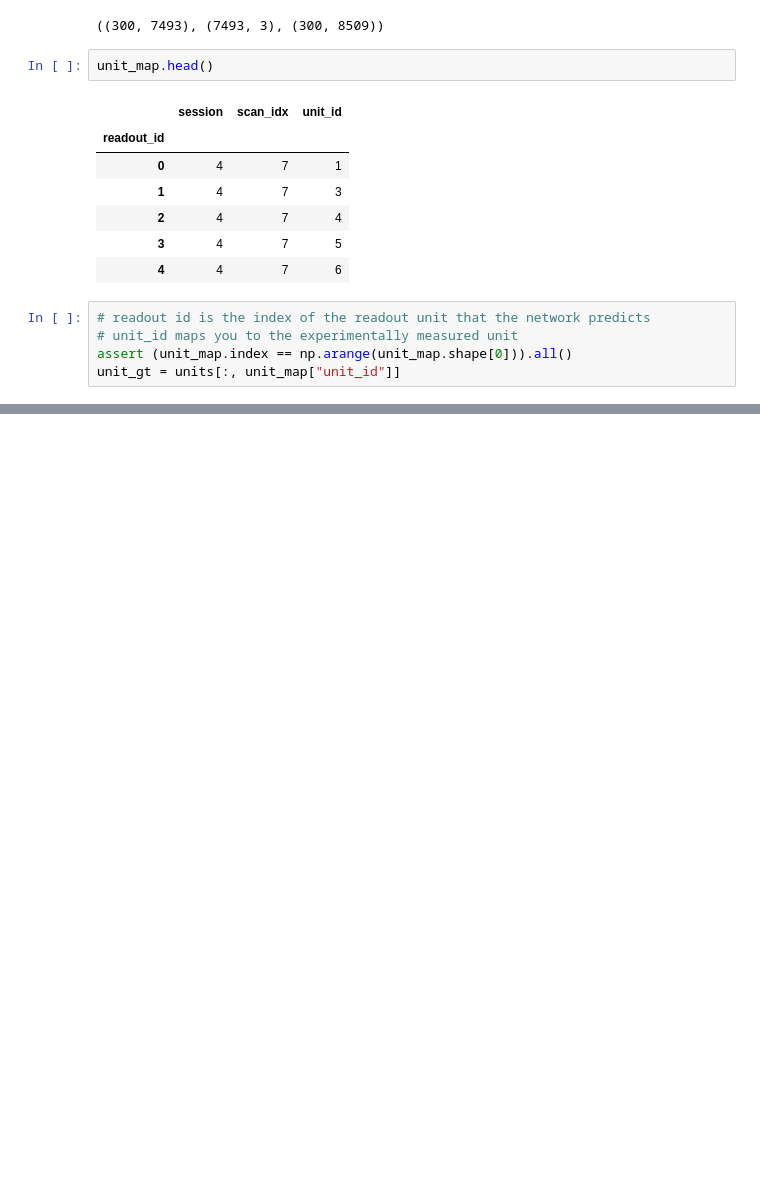
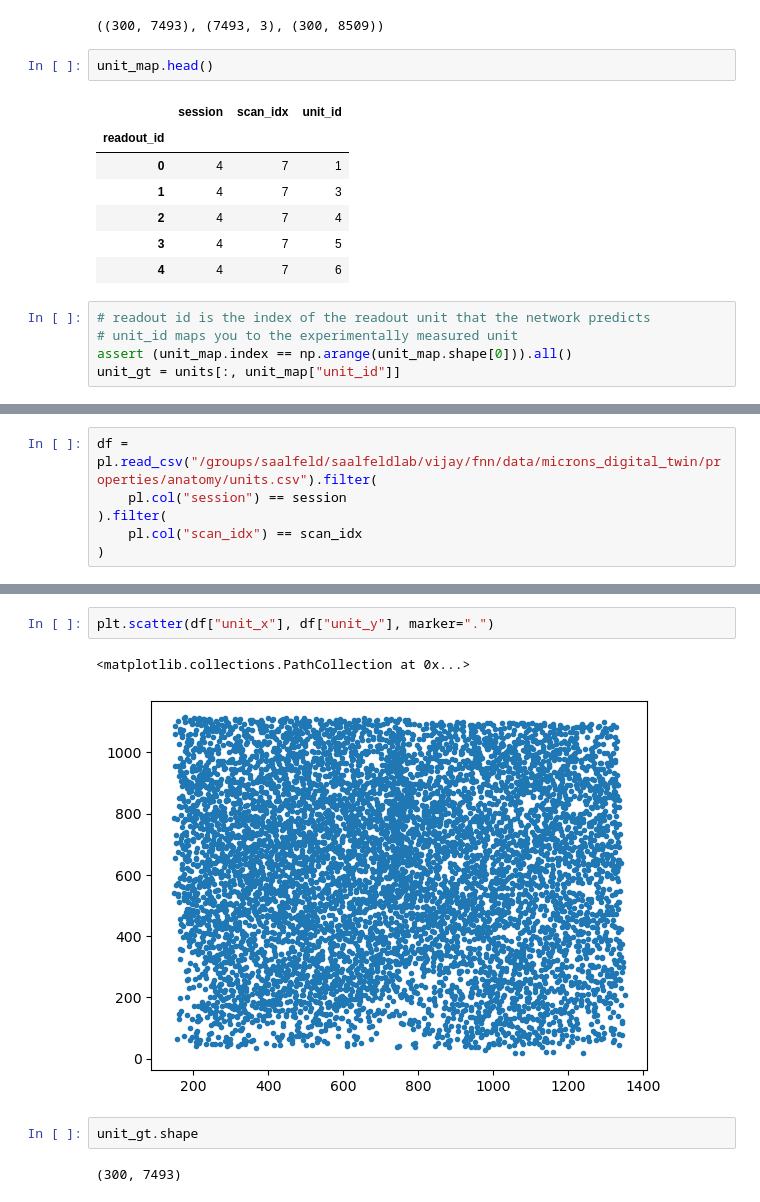
Before and after one commit to vijk777/fnn, a Jupyter notebook: demos/tinker.ipynb, the cells around one changed output, grey strips where cells are left out. Cells and saved outputs as stored; diff of their text form; blank space fills up the shorter version.

```diff
--- a/demos/tinker.ipynb
+++ b/demos/tinker.ipynb
@@ -130,0 +177,6 @@ Text(0, 0.5, 'Ca measurement')
+# %%
+df = pl.read_csv("/groups/saalfeld/saalfeldlab/vijay/fnn/data/microns_digital_twin/properties/anatomy/units.csv").filter(
+    pl.col("session") == session
+).filter(
+    pl.col("scan_idx") == scan_idx
+)
@@ -130,0 +194,9 @@ Text(0, 0.5, 'Ca measurement')
+# %%
+plt.scatter(df["unit_x"], df["unit_y"], marker=".")
+# %% [output]
+<matplotlib.collections.PathCollection at 0x...>
+[figure, added]
+# %%
+unit_gt.shape
+# %% [output]
+(300, 7493)
```
Also changed, not shown: parts of 13 cells of this notebook, 1 other file.
